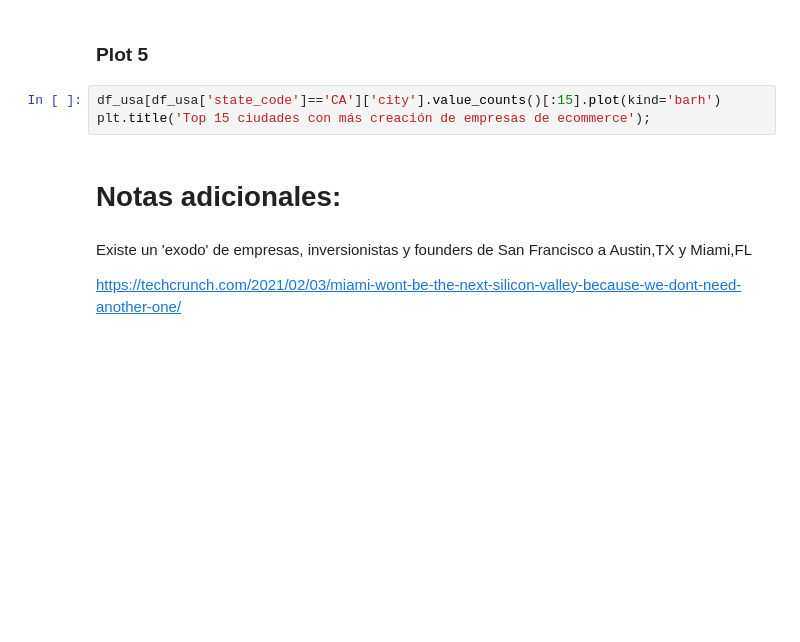
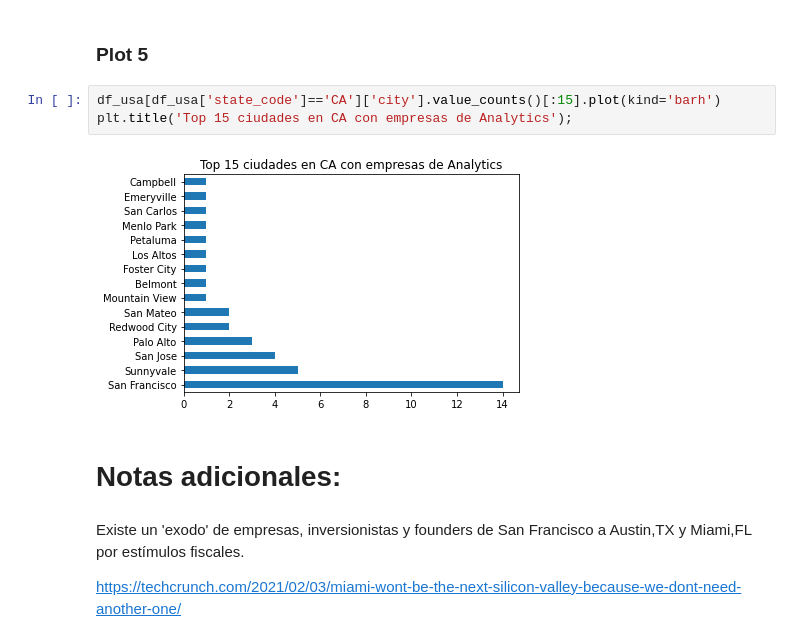
Before and after one commit to Os-f-dev/datamex_012021, a Jupyter notebook: module-2/python-bi-project/python-bi-project.ipynb, the cells around one changed output. Drawn from its saved outputs; the diff is of its cells as text; blank space fills up the shorter version.

```diff
--- a/module-2/python-bi-project/python-bi-project.ipynb
+++ b/module-2/python-bi-project/python-bi-project.ipynb
@@ -199,10 +284,12 @@ df_usa['state_code'].value_counts().plot.pie(y='number', figsize=(20,10),autopct
 ### Plot 5
 # %%
 df_usa[df_usa['state_code']=='CA']['city'].value_counts()[:15].plot(kind='barh')
-plt.title('Top 15 ciudades con más creación de empresas de ecommerce');
+plt.title('Top 15 ciudades en CA con empresas de Analytics');
+# %% [output]
+[figure, added]
 # %% [markdown]
 # Notas adicionales:
 # %% [markdown]
-Existe un 'exodo' de empresas, inversionistas y founders de San Francisco a Austin,TX y Miami,FL
+Existe un 'exodo' de empresas, inversionistas y founders de San Francisco a Austin,TX y Miami,FL por estímulos fiscales.
 
 https://techcrunch.com/2021/02/03/miami-wont-be-the-next-silicon-valley-because-we-dont-need-another-one/
```
Also changed, not shown: parts of 11 cells of this notebook, 3 other files.
